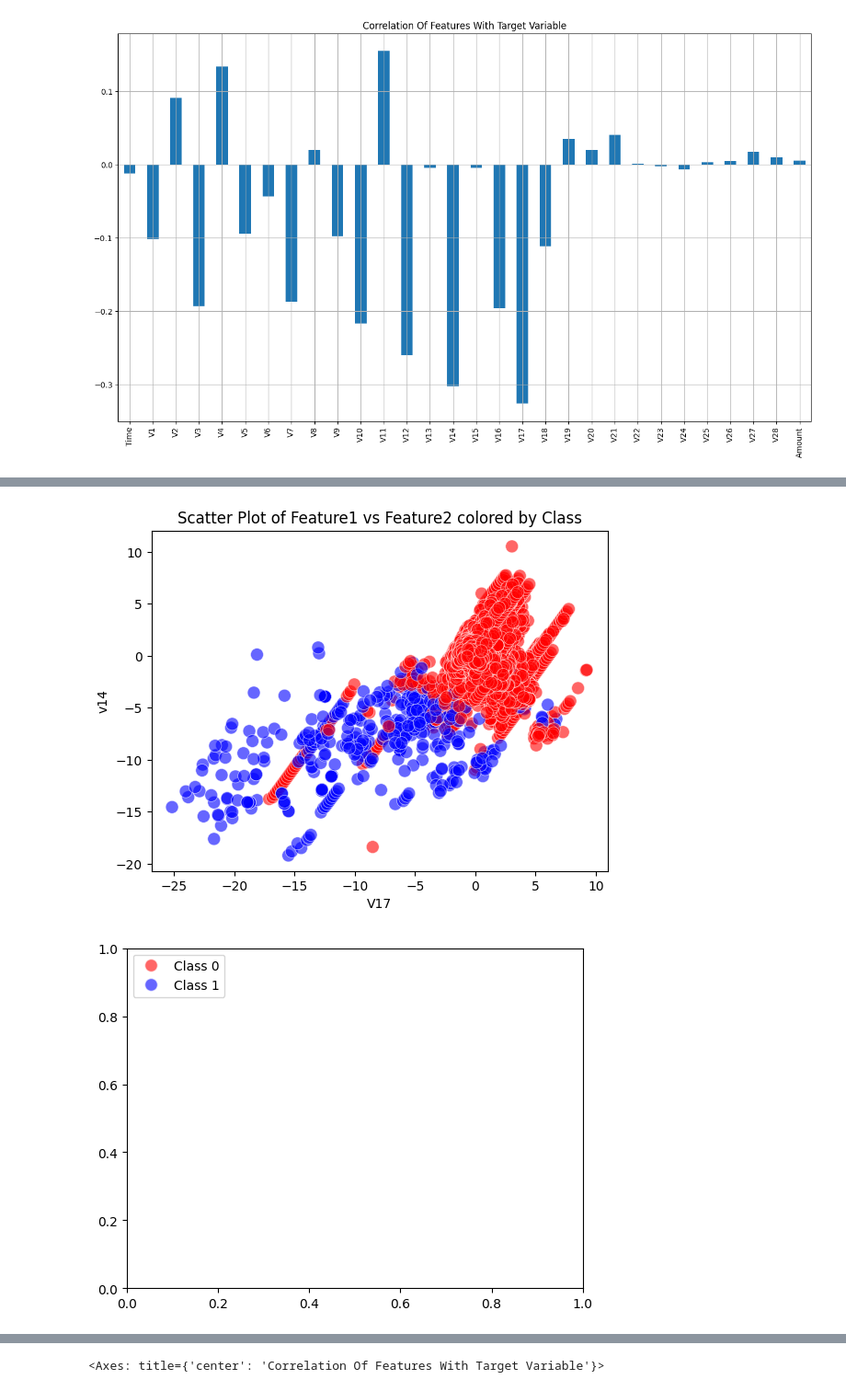
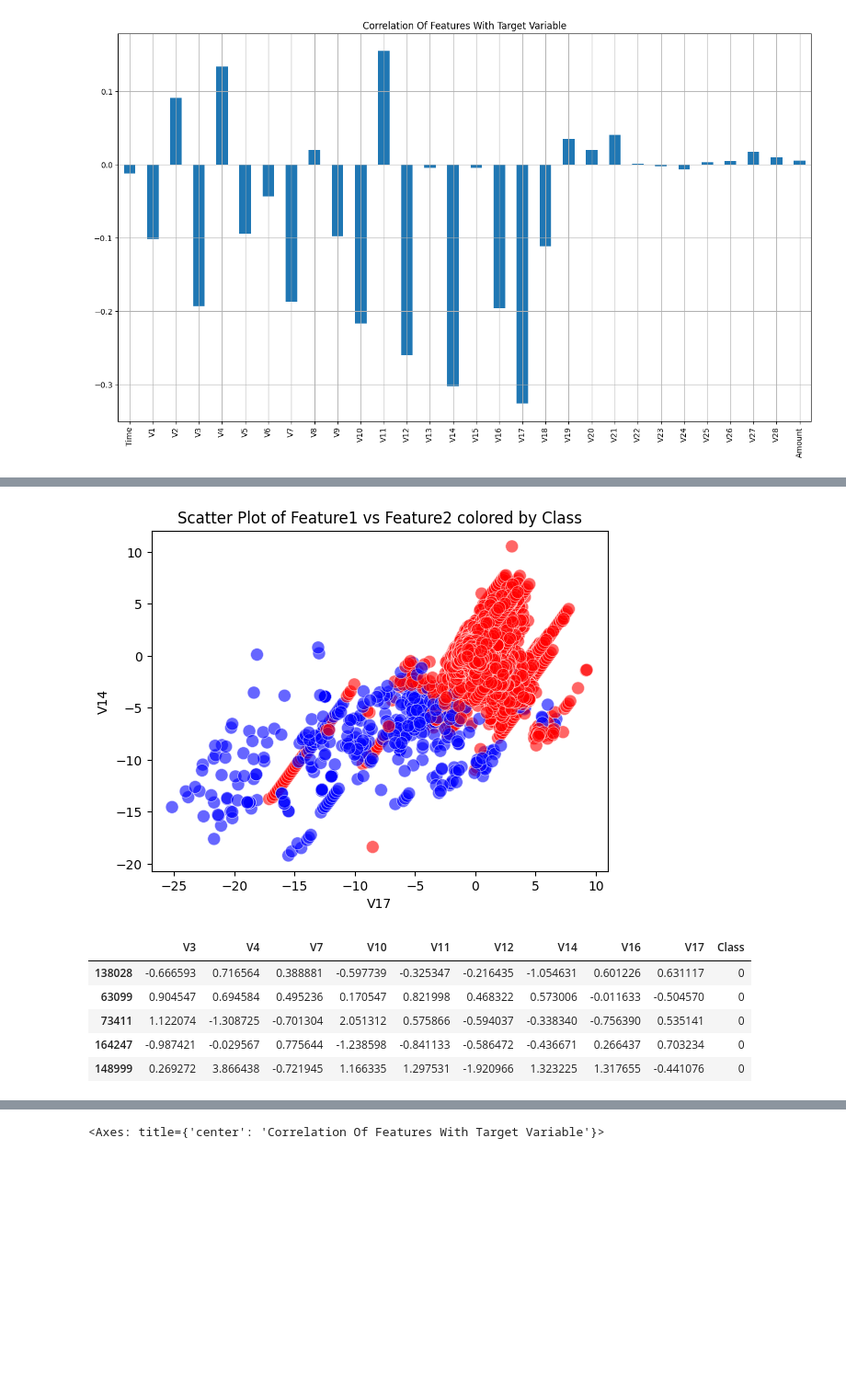
Before and after one commit to karankarann/CreditCard_FraudDetection, a Jupyter notebook: Model.ipynb, the cells around one changed output, grey strips where cells are left out. Shown at 92% size. Saved outputs shown, nothing was run; the diff lists cells and outputs as text; code cells hidden in the pictures; blank space fills up the shorter version.

```diff
--- a/Model.ipynb
+++ b/Model.ipynb
@@ -69,11 +53,46 @@ plt.scatter(df['V17'], df['V14'], c=colors, s=100, alpha=0.6, edgecolors='w', li
 
 # Add labels and title
 plt.xlabel('V17')
-plt.ylabel('v14')
+plt.ylabel('V14')
 plt.title('Scatter Plot of Feature1 vs Feature2 colored by Class')
 
 # Display the plot
 plt.show()
 # %% [output]
 [figure]
-[figure, removed]
+# %%
+y = df.corr()['Class']
+
+df2 = df.copy()
+# Create a copy of the DataFrame df
+df2 = df.copy()
+
+# Iterate through columns and drop those with absolute correlation less than 0.13
+for i in df.columns:
+    if abs(y[i]) < 0.13:
+        df2.drop(columns=[i], inplace=True)
+
+from imblearn.under_sampling import RandomUnderSampler
+
+# Separate features (X) and target (y)
+X = df2.drop('Class', axis=1)
+y = df2['Class']
+
+# Initialize RandomUnderSampler
+rus = RandomUnderSampler(random_state=42)
+
+# Fit and apply the resampler to the data
+X_resampled, y_resampled = rus.fit_resample(X, y)
+
+# Convert the resampled data back to a DataFrame
+downsampled_df = pd.concat([pd.DataFrame(X_resampled, columns=X.columns), pd.DataFrame(y_resampled, columns=['Class'])], axis=1)
+
+
+downsampled_df.head()
+# %% [output]
+|  | V3 | V4 | V7 | V10 | V11 | V12 | V14 | V16 | V17 | Class |
+| 138028 | -0.666593 | 0.716564 | 0.388881 | -0.597739 | -0.325347 | -0.216435 | -1.054631 | 0.601226 | 0.631117 | 0 |
+| 63099 | 0.904547 | 0.694584 | 0.495236 | 0.170547 | 0.821998 | 0.468322 | 0.573006 | -0.011633 | -0.504570 | 0 |
+| 73411 | 1.122074 | -1.308725 | -0.701304 | 2.051312 | 0.575866 | -0.594037 | -0.338340 | -0.756390 | 0.535141 | 0 |
+| 164247 | -0.987421 | -0.029567 | 0.775644 | -1.238598 | -0.841133 | -0.586472 | -0.436671 | 0.266437 | 0.703234 | 0 |
+| 148999 | 0.269272 | 3.866438 | -0.721945 | 1.166335 | 1.297531 | -1.920966 | 1.323225 | 1.317655 | -0.441076 | 0 |
```
Also changed, not shown: parts of 12 cells of this notebook, 1 other file.
